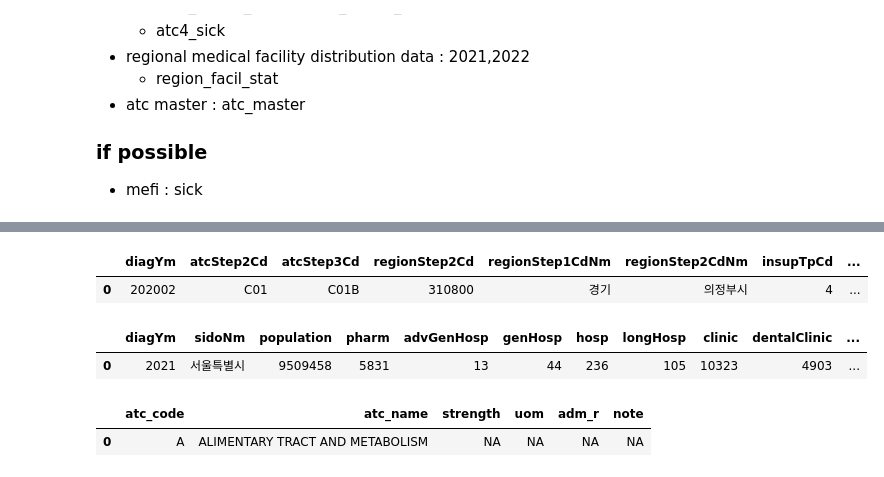
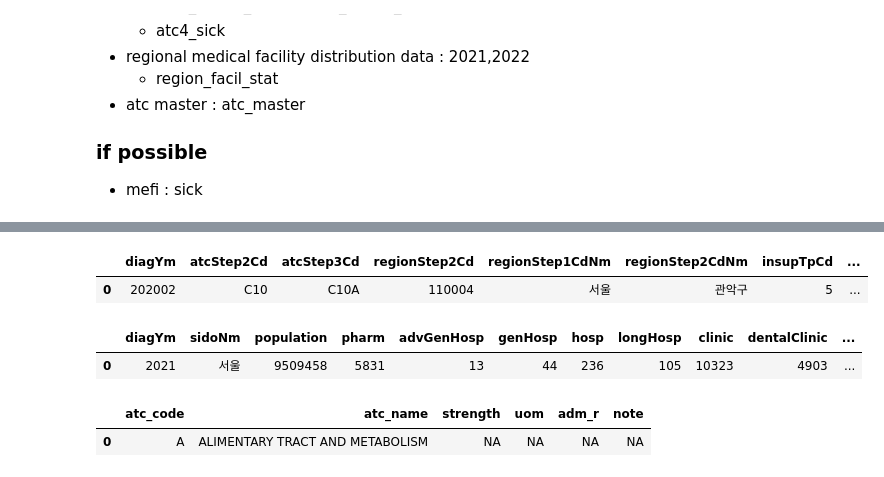
Before and after one commit to benskim/healthcareDA, a Jupyter notebook: old/create-db-pq v2.ipynb, the cells around one changed output, grey strips where cells are left out. Cells and saved outputs as stored; diff of their text form; code cells hidden in the pictures.

```diff
--- a/create-db-pq v2.ipynb
+++ b/old/create-db-pq v2.ipynb
@@ -137,37 +191,36 @@ con.execute("select * from atc4_region_facil limit 1;").df()
 # %%
 con.execute("""
 CREATE OR REPLACE VIEW atc3_region_facil  as
 SELECT
     col_1::VARCHAR AS diagYm,
     LEFT(col_2::VARCHAR, 3) AS atcStep2Cd,
     col_2::VARCHAR AS atcStep3Cd,
     col_3::VARCHAR AS regionStep2Cd,
     col_4::VARCHAR AS regionStep1CdNm,
     col_5::VARCHAR AS regionStep2CdNm,
     col_6::VARCHAR AS insupTpCd,
     col_7::VARCHAR AS regionStep1Cd,
     TRY_CAST(col_8 AS DOUBLE) AS totUseQty,
     TRY_CAST(col_9 AS DOUBLE) AS msupUseAmt,
     col_10::VARCHAR AS medInstType,
     col_11::VARCHAR AS atcStep3CdNm
 
     FROM read_parquet(
-    'parquet/atc3_hosp/*.parquet',
+    'parquet/atc3_hosp/new*.parquet',
     union_by_name = true
 )
 ; """).df()
 
 con.execute("select * from atc3_region_facil limit 1;").df()
 # %% [output]
 |  | diagYm | atcStep2Cd | atcStep3Cd | regionStep2Cd | regionStep1CdNm | regionStep2CdNm | insupTpCd | ... |
-| 0 | 202002 | C01 | C01B | 310800 | 경기 | 의정부시 | 4 | ... |
+| 0 | 202002 | C10 | C10A | 110004 | 서울 | 관악구 | 5 | ... |
 # %%
 con.execute("""
--- DROP VIEW IF EXISTS region_facil;
  CREATE OR REPLACE VIEW region_facil_stat AS
 SELECT
   diagYm,
-  sidoNm,
+  sidoNm, -- join with region code table on regionStep1CdNm
   TRY_CAST(REPLACE(TRIM(population), ',', '') AS BIGINT) AS population,
   TRY_CAST(REPLACE(TRIM(pharm), ',', '') AS BIGINT) AS pharm,
   TRY_CAST(REPLACE(TRIM(advGenHosp), ',', '') AS BIGINT) AS advGenHosp,
@@ -187,7 +240,7 @@ FROM read_csv(
 con.execute("select * from region_facil_stat limit 1;").df()
 # %% [output]
 |  | diagYm | sidoNm | population | pharm | advGenHosp | genHosp | hosp | longHosp | clinic | dentalClinic | ... |
-| 0 | 2021 | 서울특별시 | 9509458 | 5831 | 13 | 44 | 236 | 105 | 10323 | 4903 | ... |
+| 0 | 2021 | 서울 | 9509458 | 5831 | 13 | 44 | 236 | 105 | 10323 | 4903 | ... |
 # %%
 con.execute("""
  CREATE OR REPLACE VIEW atc_master AS
```
Also changed, not shown: parts of 24 cells of this notebook, 19 other files.
